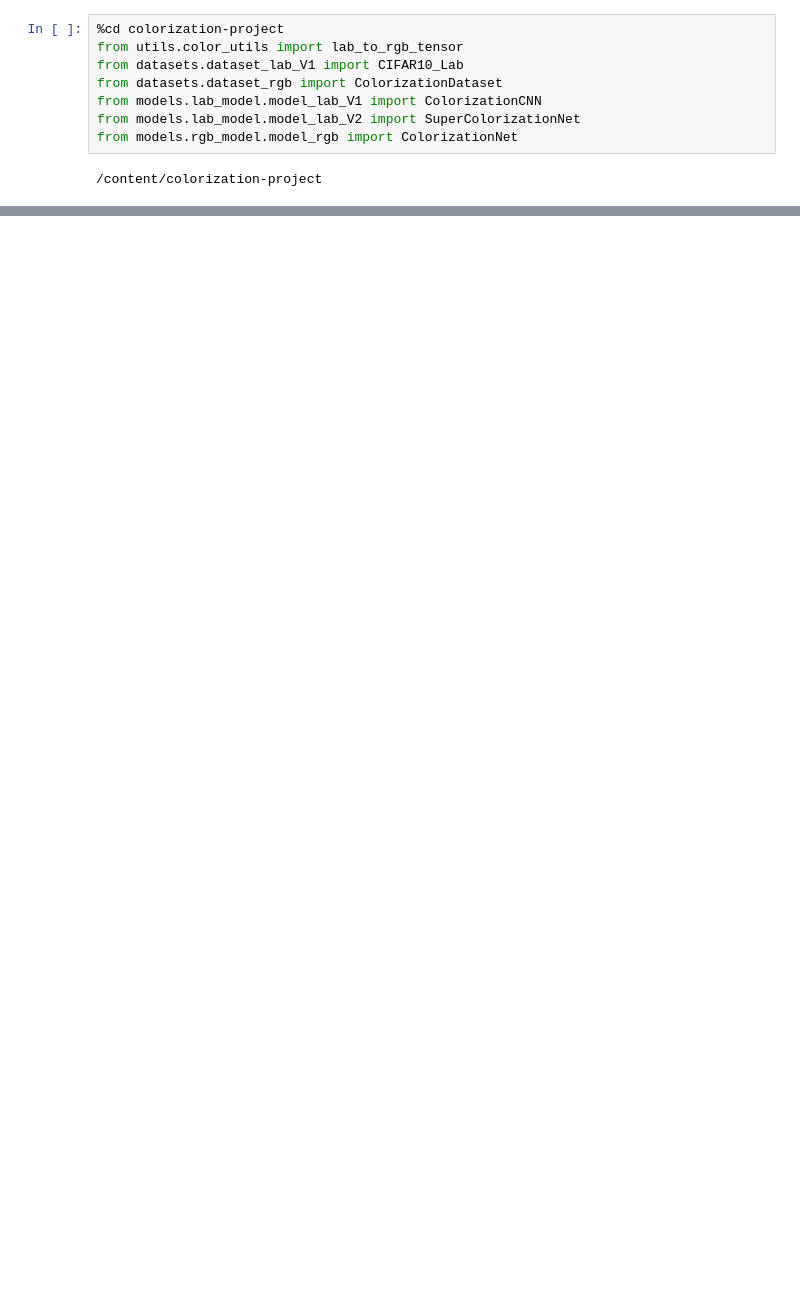
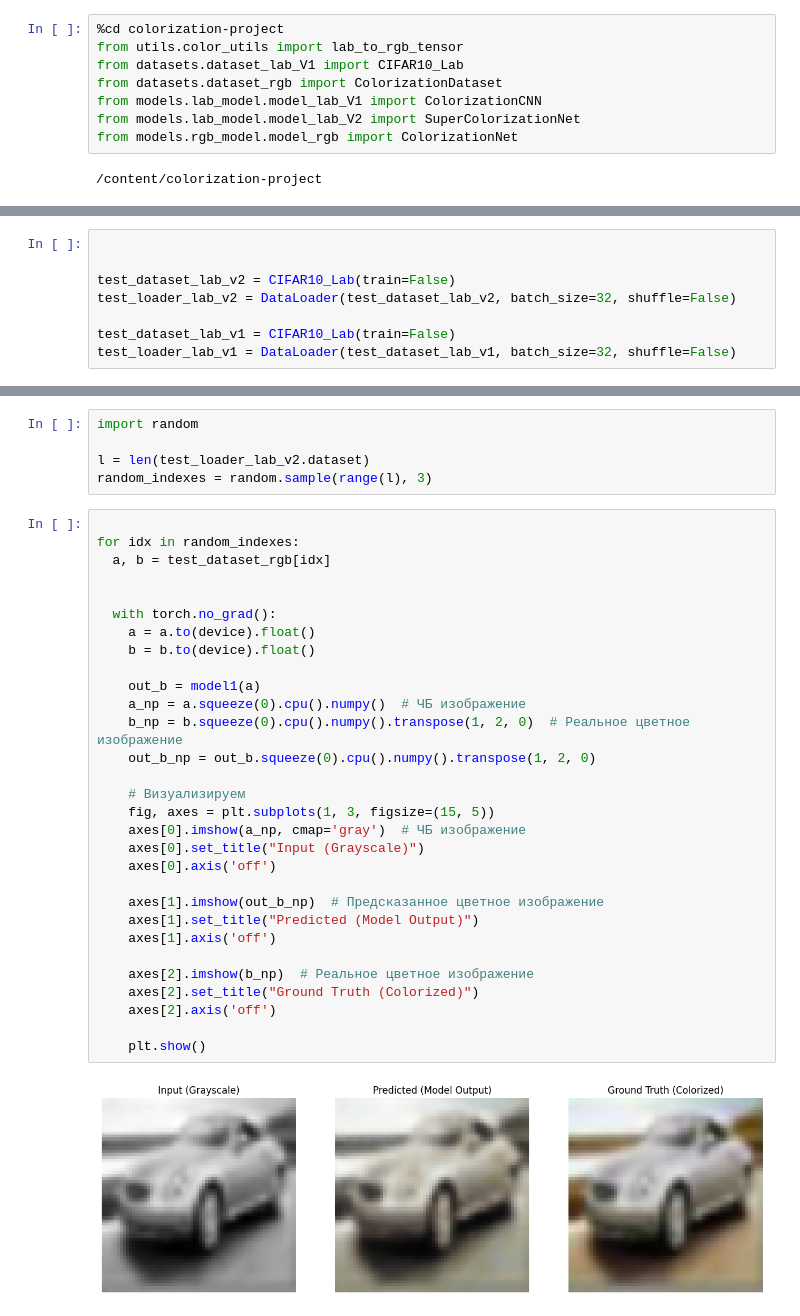
Before and after one commit to denis201520182022/colorization-project, a Jupyter notebook: notebooks/Test_FULL.ipynb, the cells around one changed output, grey strips where cells are left out. Drawn from its saved outputs; the diff is of its cells as text; blank space fills up the shorter version.

```diff
--- a/notebooks/Test_FULL.ipynb
+++ b/notebooks/Test_FULL.ipynb
@@ -61,0 +106,8 @@ RuntimeError: Attempting to deserialize object on a CUDA device but torch.cuda.i
+# %%
+
+
+test_dataset_lab_v2 = CIFAR10_Lab(train=False)
+test_loader_lab_v2 = DataLoader(test_dataset_lab_v2, batch_size=32, shuffle=False)
+
+test_dataset_lab_v1 = CIFAR10_Lab(train=False)
+test_loader_lab_v1 = DataLoader(test_dataset_lab_v1, batch_size=32, shuffle=False)
@@ -61,0 +271,37 @@ RuntimeError: Attempting to deserialize object on a CUDA device but torch.cuda.i
+# %%
+import random
+
+l = len(test_loader_lab_v2.dataset)
+random_indexes = random.sample(range(l), 3)
+# %%
+
+for idx in random_indexes:
+  a, b = test_dataset_rgb[idx]
+
+
+  with torch.no_grad():
+    a = a.to(device).float()
+    b = b.to(device).float()
+
+    out_b = model1(a)
+    a_np = a.squeeze(0).cpu().numpy()  # ЧБ изображение
+    b_np = b.squeeze(0).cpu().numpy().transpose(1, 2, 0)  # Реальное цветное изображение
+    out_b_np = out_b.squeeze(0).cpu().numpy().transpose(1, 2, 0)
+
+    # Визуализируем
+    fig, axes = plt.subplots(1, 3, figsize=(15, 5))
+    axes[0].imshow(a_np, cmap='gray')  # ЧБ изображение
+    axes[0].set_title("Input (Grayscale)")
+    axes[0].axis('off')
+
+    axes[1].imshow(out_b_np)  # Предсказанное цветное изображение
+    axes[1].set_title("Predicted (Model Output)")
+    axes[1].axis('off')
+
+    axes[2].imshow(b_np)  # Реальное цветное изображение
+    axes[2].set_title("Ground Truth (Colorized)")
+    axes[2].axis('off')
+
+    plt.show()
+# %% [output]
+[figure, added]
```
Also changed, not shown: parts of 17 cells of this notebook.
